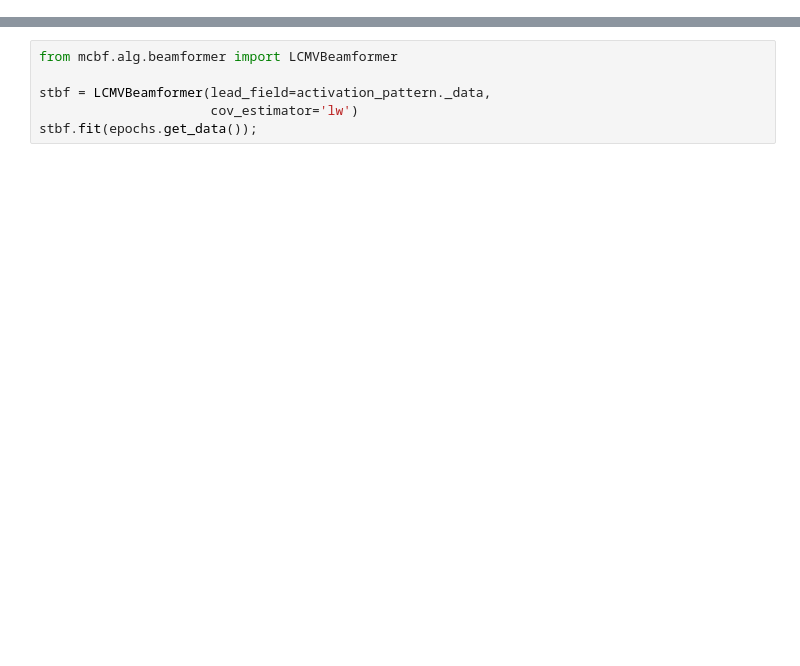
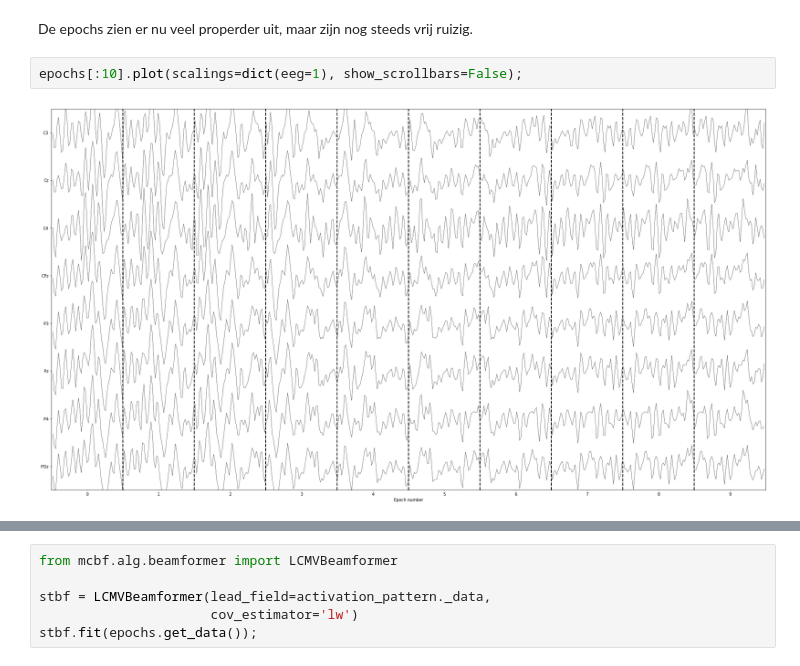
Before and after one commit to kul-compneuro/-dagvandewetenschap-2021-stbf-demo, a Jupyter notebook: demo.ipynb, the cells around one changed output, grey strips where cells are left out. Drawn from its saved outputs; the diff is of its cells as text; blank space fills up the shorter version.

```diff
--- a/demo.ipynb
+++ b/demo.ipynb
@@ -42,0 +103,6 @@ Designing a one-pass, zero-phase, non-causal lowpass filter:
+# %% [markdown]
+De epochs zien er nu veel properder uit, maar zijn nog steeds vrij ruizig.
+# %%
+epochs[:10].plot(scalings=dict(eeg=1), show_scrollbars=False);
+# %% [output]
+[figure, added]
```
Also changed, not shown: parts of 16 cells of this notebook.
